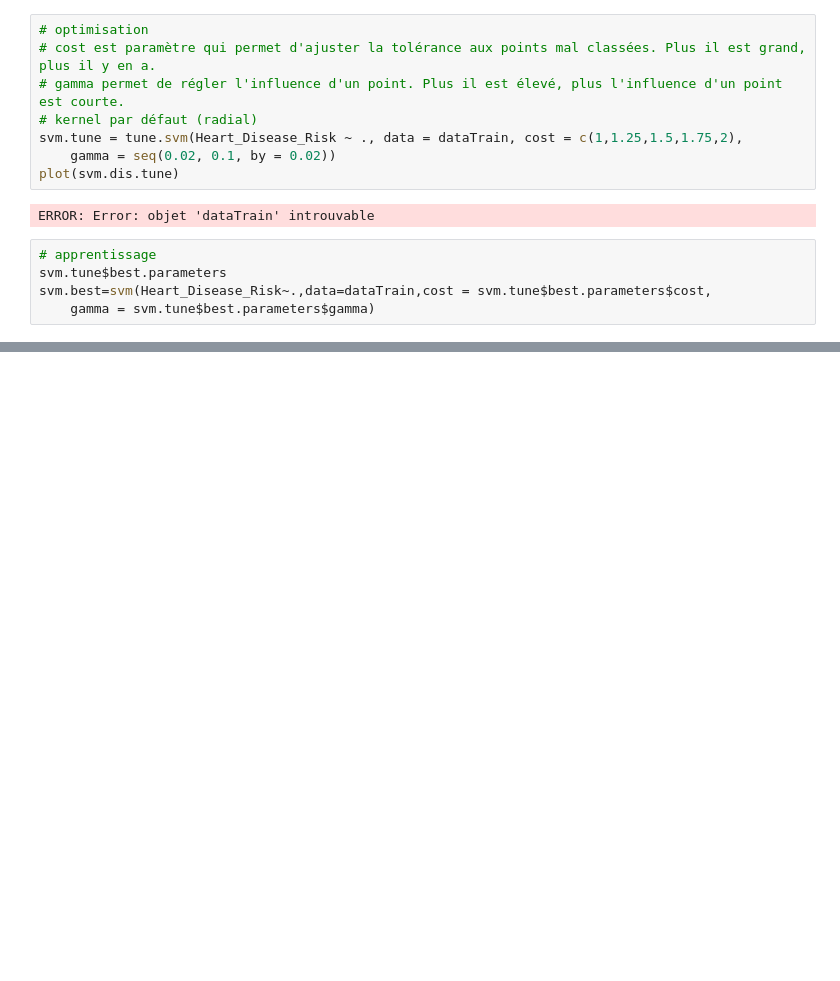
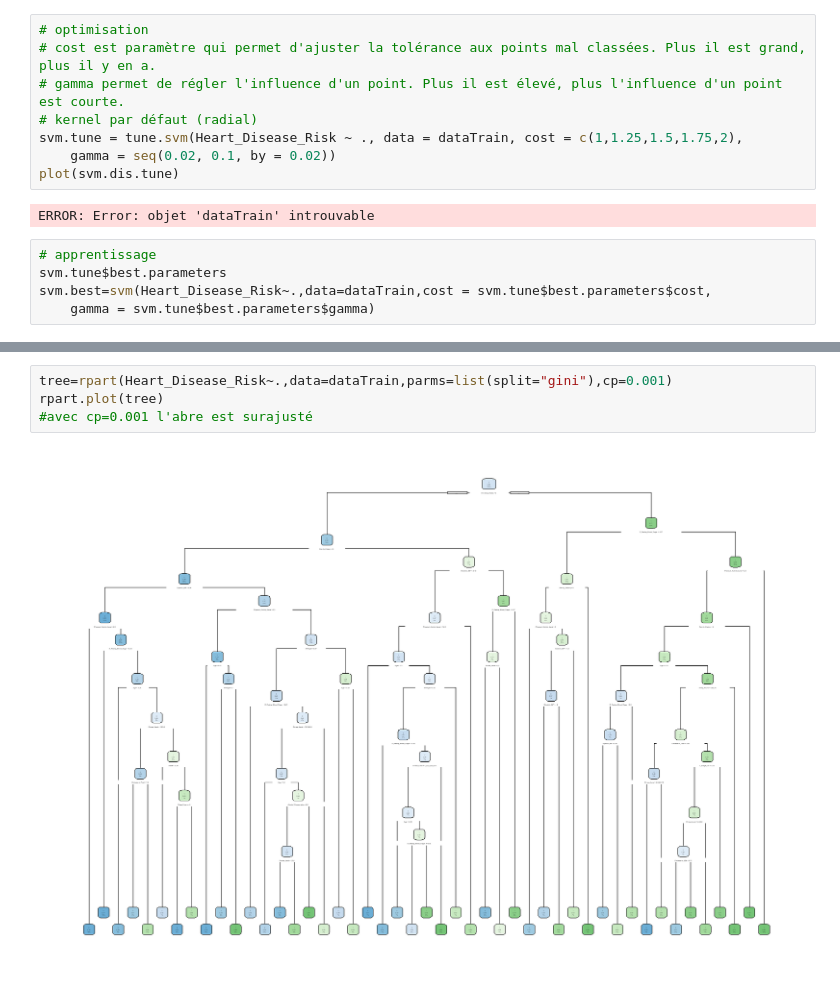
Before and after one commit to Eliott67/Projet_ML, a Jupyter notebook: etude_Heart_Disease_Risk_R.ipynb, the cells around one changed output, grey strips where cells are left out. Cells and saved outputs as stored; diff of their text form; blank space fills up the shorter version.

```diff
--- a/etude_Heart_Disease_Risk_R.ipynb
+++ b/etude_Heart_Disease_Risk_R.ipynb
@@ -373,0 +571,6 @@ svm.best=svm(Heart_Disease_Risk~.,data=dataTrain,cost = svm.tune$best.parameters
+# %%
+tree=rpart(Heart_Disease_Risk~.,data=dataTrain,parms=list(split="gini"),cp=0.001)
+rpart.plot(tree)
+#avec cp=0.001 l'abre est surajusté
+# %% [output]
+[figure, added]
```
Also changed, not shown: parts of 41 cells of this notebook.
